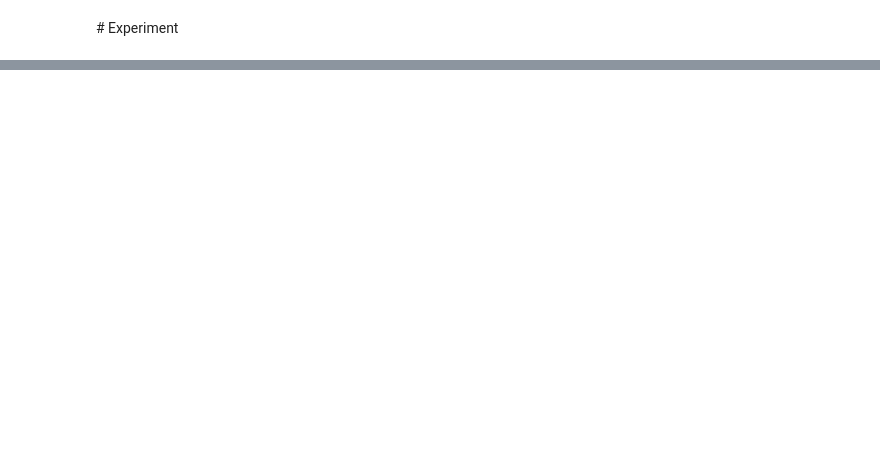
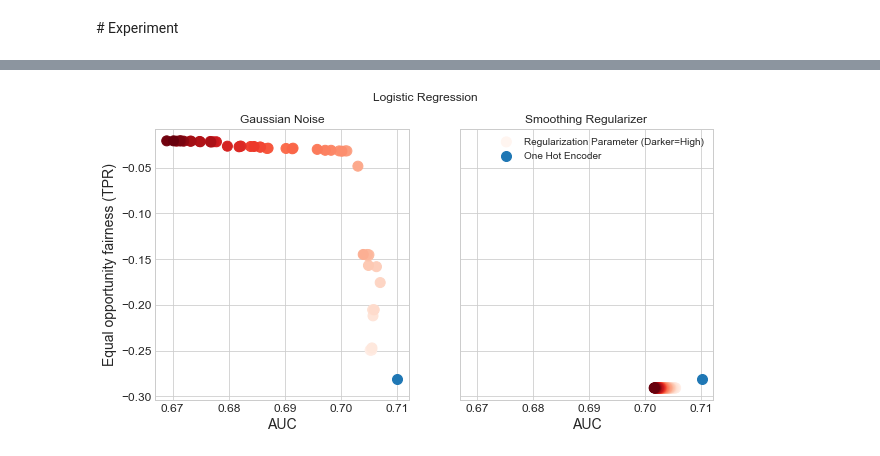
Before and after one commit to cmougan/FairEncoder, a Jupyter notebook: Encoders.ipynb, the cells around one changed output, grey strips where cells are left out. Saved outputs shown, nothing was run; the diff lists cells and outputs as text; code cells hidden in the pictures; blank space fills up the shorter version.

Commit message:
visualizations for paper and performance experiments

```diff
--- a/Encoders.ipynb
+++ b/Encoders.ipynb
@@ -945,0 +473,11 @@ plt.show()
+# %%
+one_hot = fair_encoder(model=LogisticRegression(), enc="ohe", param=[0])
+
+PARAM = np.linspace(0, 1, 50)
+gaus = fair_encoder(model=LogisticRegression(), enc="catboost", param=PARAM,un_regularize=['Agency_Text', 'Sex_Code_Text', 'ScaleSet', 'AssessmentReason',
+       'LegalStatus', 'CustodyStatus', 'DisplayText', 'AssessmentType',
+       'IsCompleted', 'IsDeleted'])
+PARAM = np.linspace(0, 100, 50)
+smooth = fair_encoder(model=LogisticRegression(), enc="mestimate", param=PARAM,un_regularize=['Agency_Text', 'Sex_Code_Text', 'ScaleSet', 'AssessmentReason',
+       'LegalStatus', 'CustodyStatus', 'DisplayText', 'AssessmentType',
+       'IsCompleted', 'IsDeleted'])
@@ -945,0 +502,40 @@ plt.show()
+# %%
+
+fig, (ax1, ax2) = plt.subplots(1, 2,sharex=True,sharey=True)
+fig.suptitle('Logistic Regression')
+#for ax in (ax1, ax2):
+#    ax.set_xlim([XMIN, XMAX])
+#    ax.set_ylim([YMIN, YMAX])
+
+ax1.set_title('Gaussian Noise')
+ax1.set(xlabel='AUC', ylabel='Equal opportunity fairness (TPR)')
+ax1.scatter(
+    gaus["auc_tot"].values,
+    gaus["fairness_metric"].values,
+    s=100,
+    c=gaus.index.values,
+    cmap="Reds",
+    label="Regularization Parameter (Darker=High)"
+)
+ax1.scatter(
+    y=one_hot.fairness_metric, x=one_hot.auc_tot, s=100, label="One Hot Encoder"
+)
+
+ax2.set_title('Smoothing Regularizer')
+ax2.set(xlabel='AUC')
+ax2.scatter(
+    smooth["auc_tot"].values,
+    smooth["fairness_metric"].values,
+    s=100,
+    c=smooth.index.values,
+    cmap="Reds",
+    label="Regularization Parameter (Darker=High)",
+)
+ax2.scatter(
+    y=one_hot.fairness_metric, x=one_hot.auc_tot, s=100, label="One Hot Encoder"
+)
+ax2.legend()
+plt.savefig('images/logisticEnc.eps',format='eps')
+fig.show()
+# %% [output]
+[figure, added]
```
Also changed, not shown: parts of 62 cells of this notebook, 3 other files.
